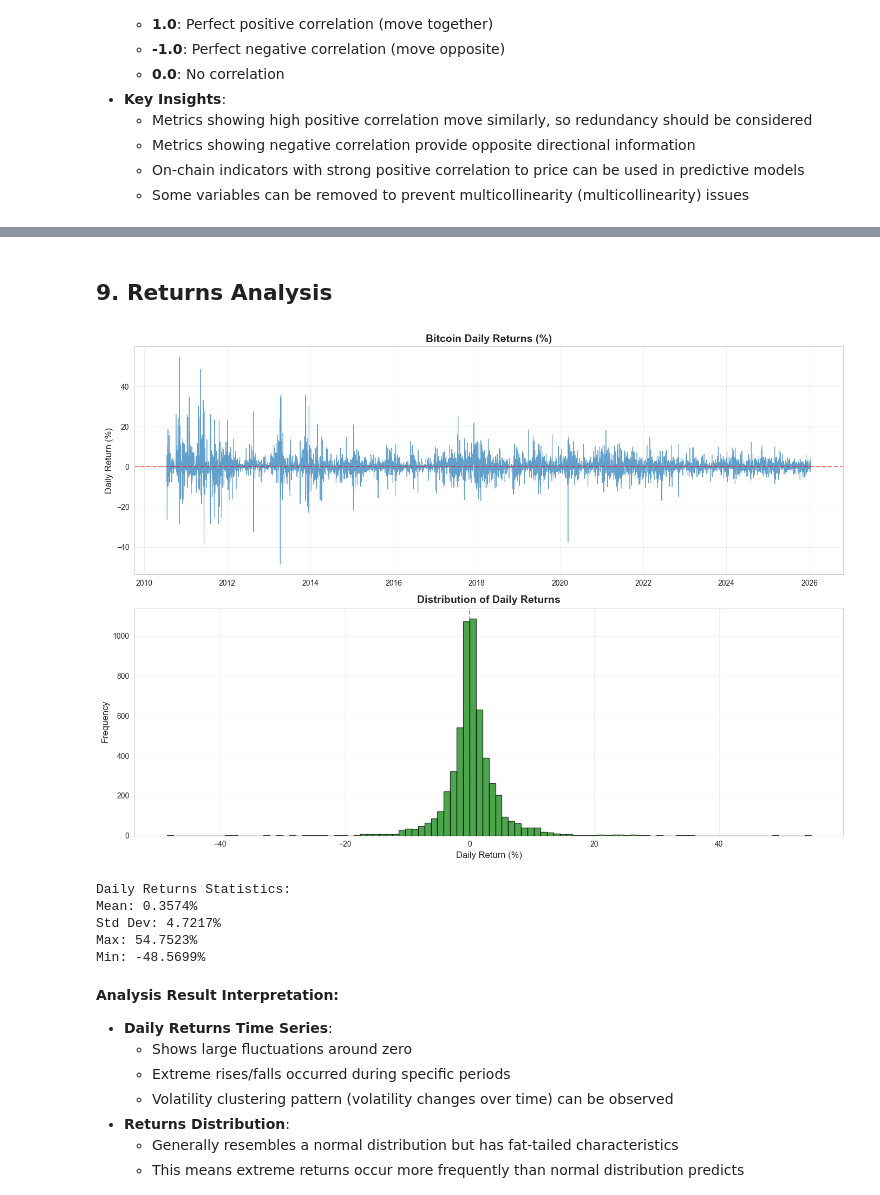
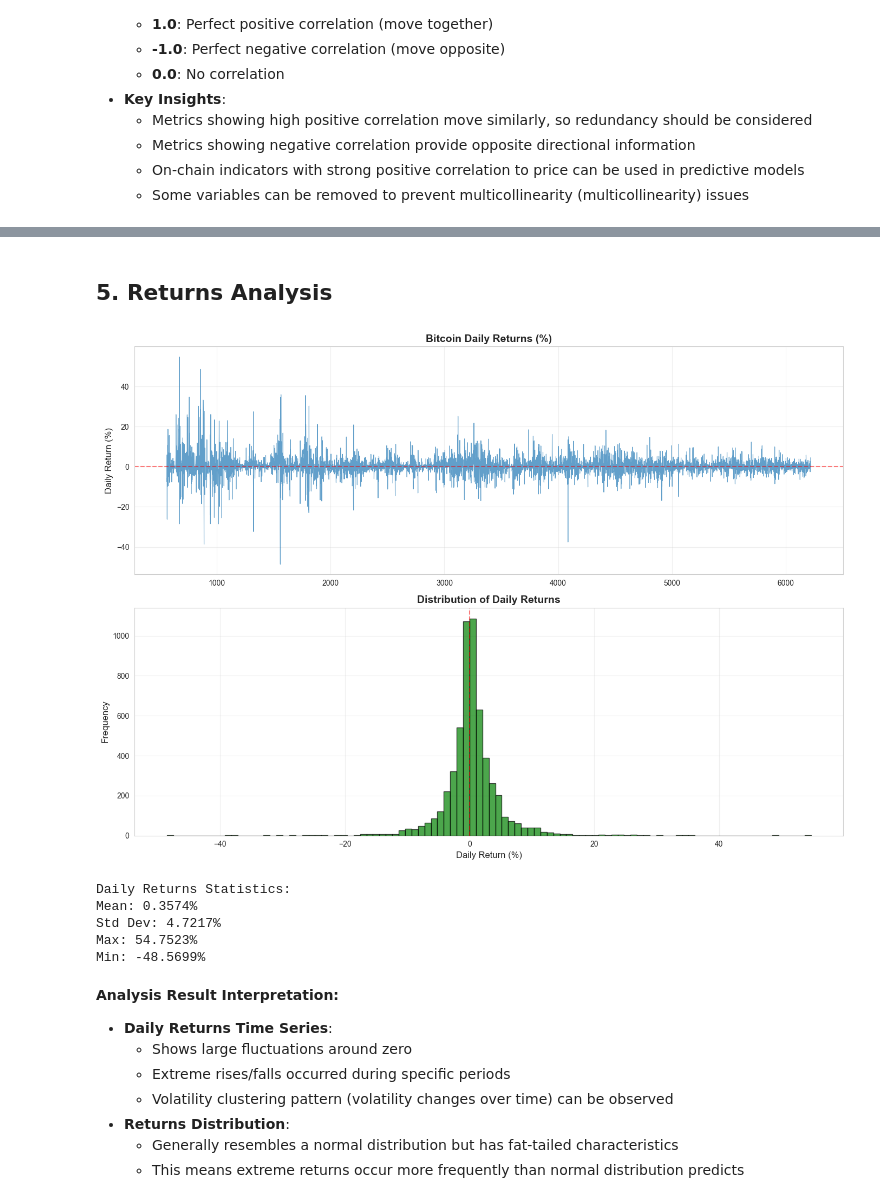
Before and after one commit to xlegend1024/GT-MSA-Spring-2026-Team-09, a Jupyter notebook: eda/jpark_eda.ipynb, the cells around one changed output, grey strips where cells are left out. Saved outputs shown, nothing was run; the diff lists cells and outputs as text; code cells hidden in the pictures.

```diff
--- a/eda/jpark_eda.ipynb
+++ b/eda/jpark_eda.ipynb
@@ -128,32 +73,0 @@ shape: (9, 33)
-# %%
-# Bitcoin price time series chart
-fig, axes = plt.subplots(2, 1, figsize=(14, 10))
-
-# Find price column
-if 'PriceUSD' in btc_df.columns:
-    price_col = 'PriceUSD'
-elif 'price' in btc_df.columns:
-    price_col = 'price'
-else:
-    price_col = btc_df.select(pl.col(pl.Float64)).columns[0]
-
-btc_pd = btc_df.to_pandas()
-btc_pd.set_index('date', inplace=True)
-
-# Close price trend
-axes[0].plot(btc_pd.index, btc_pd[price_col], label='Bitcoin Price', linewidth=1.5)
-axes[0].set_title('Bitcoin Price Over Time', fontsize=14, fontweight='bold')
-axes[0].set_ylabel('Price (USD)', fontsize=12)
-axes[0].legend()
-axes[0].grid(True, alpha=0.3)
-
-# Log scale display
-axes[1].semilogy(btc_pd.index, btc_pd[price_col], label='Bitcoin Price (Log Scale)', linewidth=1.5, color='orange')
-axes[1].set_title('Bitcoin Price Over Time (Log Scale)', fontsize=14, fontweight='bold')
-axes[1].set_xlabel('Date', fontsize=12)
-axes[1].set_ylabel('Price (USD, Log)', fontsize=12)
-axes[1].legend()
-axes[1].grid(True, alpha=0.3)
-
-plt.tight_layout()
-plt.show()
@@ -231,38 +121,38 @@ plt.show()
 # %% [markdown]
-## 9. Returns Analysis
+## 5. Returns Analysis
 # %%
 # Calculate daily returns
-btc_pd['daily_return'] = btc_pd[price_col].pct_change() * 100
+btc_pd['daily_return'] = btc_pd['PriceUSD'].pct_change() * 100
 
 # Visualize returns
 fig, axes = plt.subplots(2, 1, figsize=(14, 10))
 
 # Daily returns time series
 axes[0].plot(btc_pd.index, btc_pd['daily_return'], linewidth=0.8, alpha=0.7)
 axes[0].axhline(y=0, color='r', linestyle='--', alpha=0.5)
 axes[0].set_title('Bitcoin Daily Returns (%)', fontsize=14, fontweight='bold')
 axes[0].set_ylabel('Daily Return (%)', fontsize=12)
 axes[0].grid(True, alpha=0.3)
 
 # Returns distribution
 axes[1].hist(btc_pd['daily_return'].dropna(), bins=100, color='green', edgecolor='black', alpha=0.7)
 axes[1].set_title('Distribution of Daily Returns', fontsize=14, fontweight='bold')
 axes[1].set_xlabel('Daily Return (%)', fontsize=12)
 axes[1].set_ylabel('Frequency', fontsize=12)
 axes[1].axvline(x=0, color='r', linestyle='--', alpha=0.5)
 axes[1].grid(True, alpha=0.3)
 
 plt.tight_layout()
 plt.show()
 
 # Returns statistics
 print("\nDaily Returns Statistics:")
 print(f"Mean: {btc_pd['daily_return'].mean():.4f}%")
 print(f"Std Dev: {btc_pd['daily_return'].std():.4f}%")
 print(f"Max: {btc_pd['daily_return'].max():.4f}%")
 print(f"Min: {btc_pd['daily_return'].min():.4f}%")
 # %% [output]
-[figure, old version]
+[figure, new version]
 Daily Returns Statistics:
 Mean: 0.3574%
 Std Dev: 4.7217%
```
Also changed, not shown: parts of 81 cells of this notebook.
